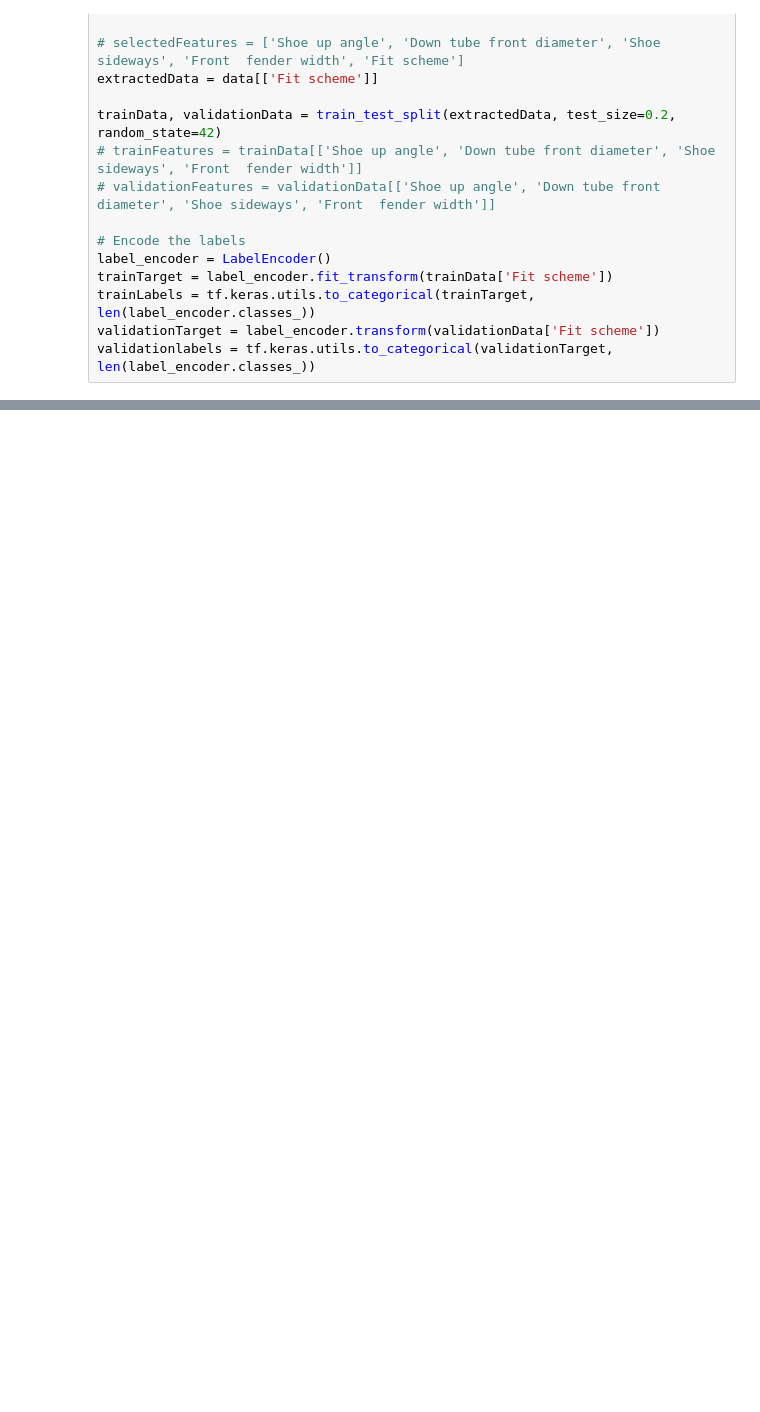
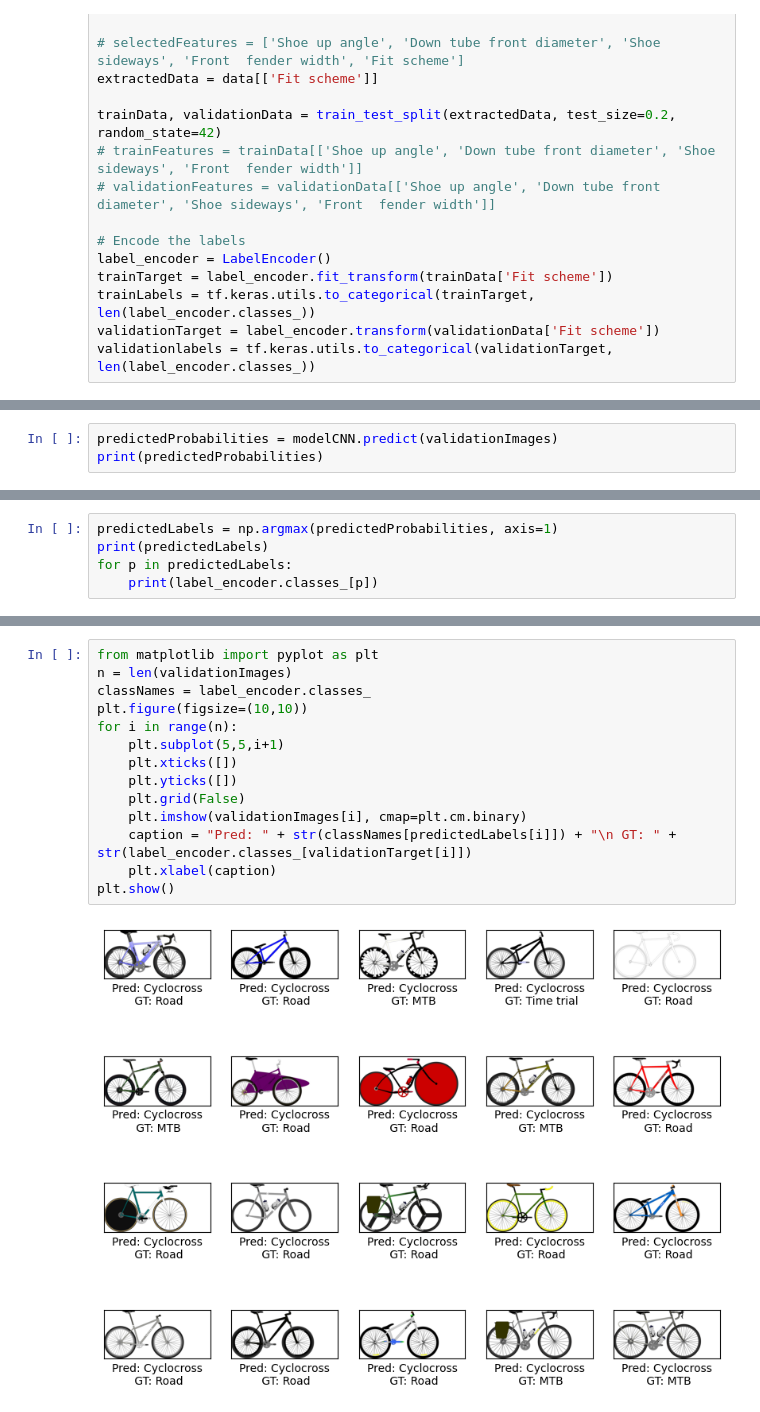
Before and after one commit to lauradiosan/AI-UBB, a Jupyter notebook: 2024-2025/lectures/code/bikesCNN.ipynb, the cells around one changed output, grey strips where cells are left out. Cells and saved outputs as stored; diff of their text form; blank space fills up the shorter version.

```diff
--- a/2024-2025/lectures/code/bikesCNN.ipynb
+++ b/2024-2025/lectures/code/bikesCNN.ipynb
@@ -91,0 +91,3 @@ Epoch 3/3
+# %%
+predictedProbabilities = modelCNN.predict(validationImages)
+print(predictedProbabilities)
@@ -91,0 +112,5 @@ Epoch 3/3
+# %%
+predictedLabels = np.argmax(predictedProbabilities, axis=1)
+print(predictedLabels)
+for p in predictedLabels:
+    print(label_encoder.classes_[p])
@@ -96,0 +142,16 @@ output = modelCNN.evaluate(validationImages, validationlabels)
+# %%
+from matplotlib import pyplot as plt
+n = len(validationImages)
+classNames = label_encoder.classes_
+plt.figure(figsize=(10,10))
+for i in range(n):
+    plt.subplot(5,5,i+1)
+    plt.xticks([])
+    plt.yticks([])
+    plt.grid(False)
+    plt.imshow(validationImages[i], cmap=plt.cm.binary)
+    caption = "Pred: " + str(classNames[predictedLabels[i]]) + "\n GT: " + str(label_encoder.classes_[validationTarget[i]])
+    plt.xlabel(caption)
+plt.show()
+# %% [output]
+[figure, added]
```
Also changed, not shown: parts of 5 cells of this notebook, 5 other files.
